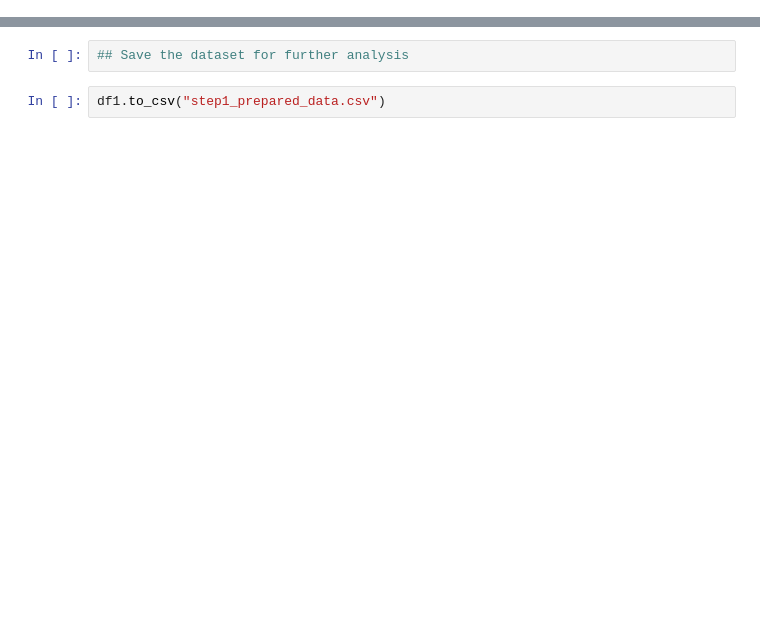
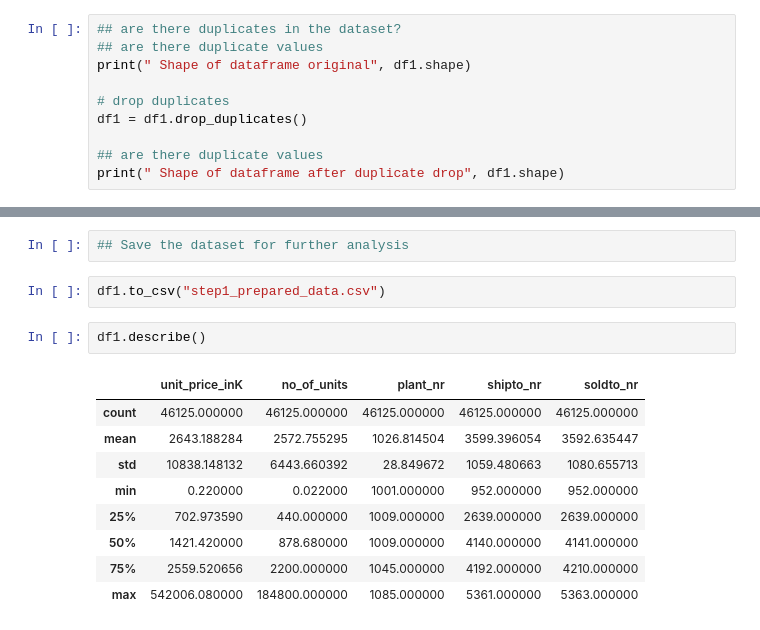
Before and after one commit to ankittomarai/assignment_auto, a Jupyter notebook: 1.Data_preparation.ipynb, the cells around one changed output, grey strips where cells are left out. Drawn from its saved outputs; the diff is of its cells as text; blank space fills up the shorter version.

```diff
--- a/1.Data_preparation.ipynb
+++ b/1.Data_preparation.ipynb
@@ -129,3 +129,13 @@ car_nr                      0
 shipto_country              0
 soldto_country              0
 dtype: int64
+# %%
+## are there duplicates in the dataset?
+## are there duplicate values
+print(" Shape of dataframe original", df1.shape)
+
+# drop duplicates
+df1 = df1.drop_duplicates()
+
+## are there duplicate values
+print(" Shape of dataframe after duplicate drop", df1.shape)
@@ -133,3 +146,15 @@ dtype: int64
 ## Save the dataset for further analysis
 # %%
 df1.to_csv("step1_prepared_data.csv")
+# %%
+df1.describe()
+# %% [output]
+|  | unit_price_inK | no_of_units | plant_nr | shipto_nr | soldto_nr |
+| count | 46125.000000 | 46125.000000 | 46125.000000 | 46125.000000 | 46125.000000 |
+| mean | 2643.188284 | 2572.755295 | 1026.814504 | 3599.396054 | 3592.635447 |
+| std | 10838.148132 | 6443.660392 | 28.849672 | 1059.480663 | 1080.655713 |
+| min | 0.220000 | 0.022000 | 1001.000000 | 952.000000 | 952.000000 |
+| 25% | 702.973590 | 440.000000 | 1009.000000 | 2639.000000 | 2639.000000 |
+| 50% | 1421.420000 | 878.680000 | 1009.000000 | 4140.000000 | 4141.000000 |
+| 75% | 2559.520656 | 2200.000000 | 1045.000000 | 4192.000000 | 4210.000000 |
+| max | 542006.080000 | 184800.000000 | 1085.000000 | 5361.000000 | 5363.000000 |
```
Also changed, not shown: parts of 1 cell of this notebook, 6 other files.
